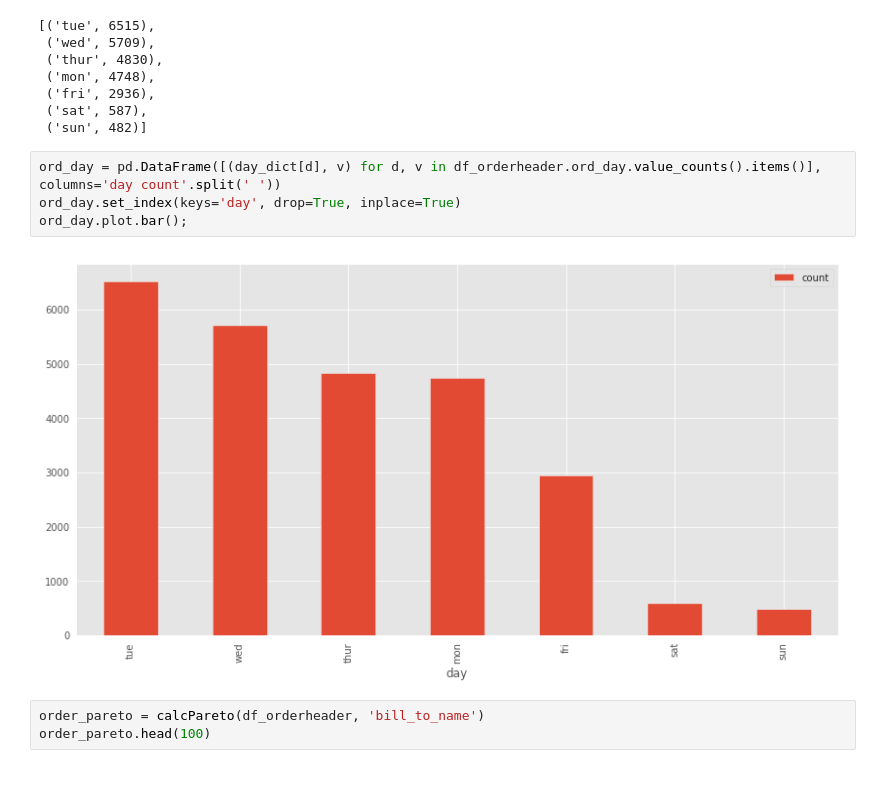
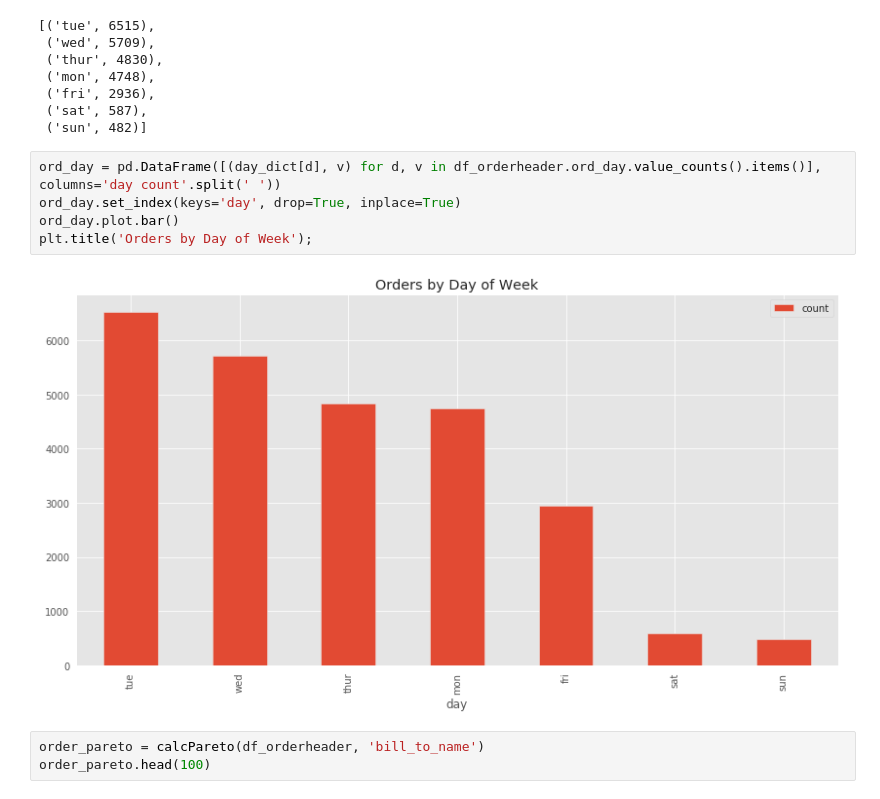
Before and after one commit to upandacross/Second-Harvest-Data-Dive-2019, a Jupyter notebook: Preliminary Data Exploration.ipynb, the cells around one changed output. Drawn from its saved outputs; the diff is of its cells as text.

```diff
--- a/Preliminary Data Exploration.ipynb
+++ b/Preliminary Data Exploration.ipynb
@@ -615,9 +617,10 @@ day_dict = dict(zip(range(7), 'mon tue wed thur fri sat sun'.split(" ")))
 # %%
 ord_day = pd.DataFrame([(day_dict[d], v) for d, v in df_orderheader.ord_day.value_counts().items()], columns='day count'.split(' '))
 ord_day.set_index(keys='day', drop=True, inplace=True)
-ord_day.plot.bar();
+ord_day.plot.bar()
+plt.title('Orders by Day of Week');
 # %% [output]
-[figure, old version]
+[figure, new version]
 # %%
 order_pareto = calcPareto(df_orderheader, 'bill_to_name')
 order_pareto.head(100)
```
Also changed, not shown: parts of 2 cells of this notebook.
